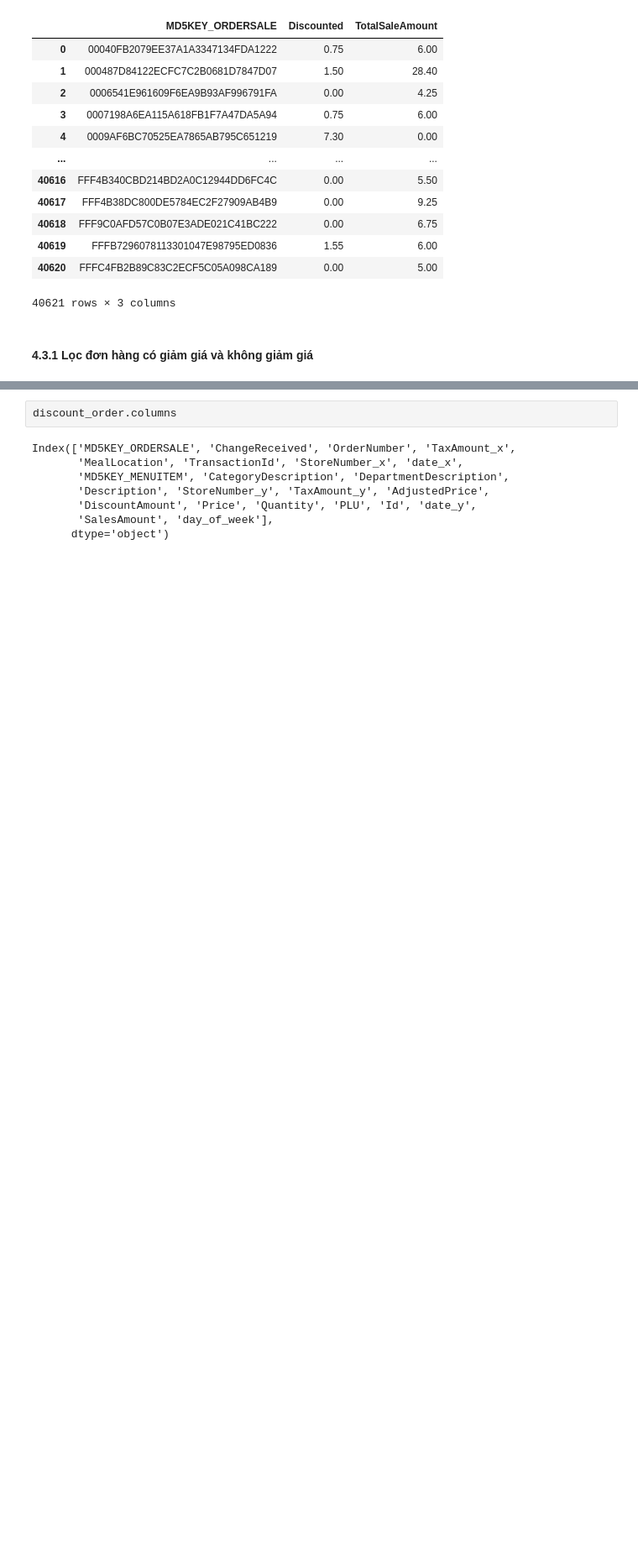
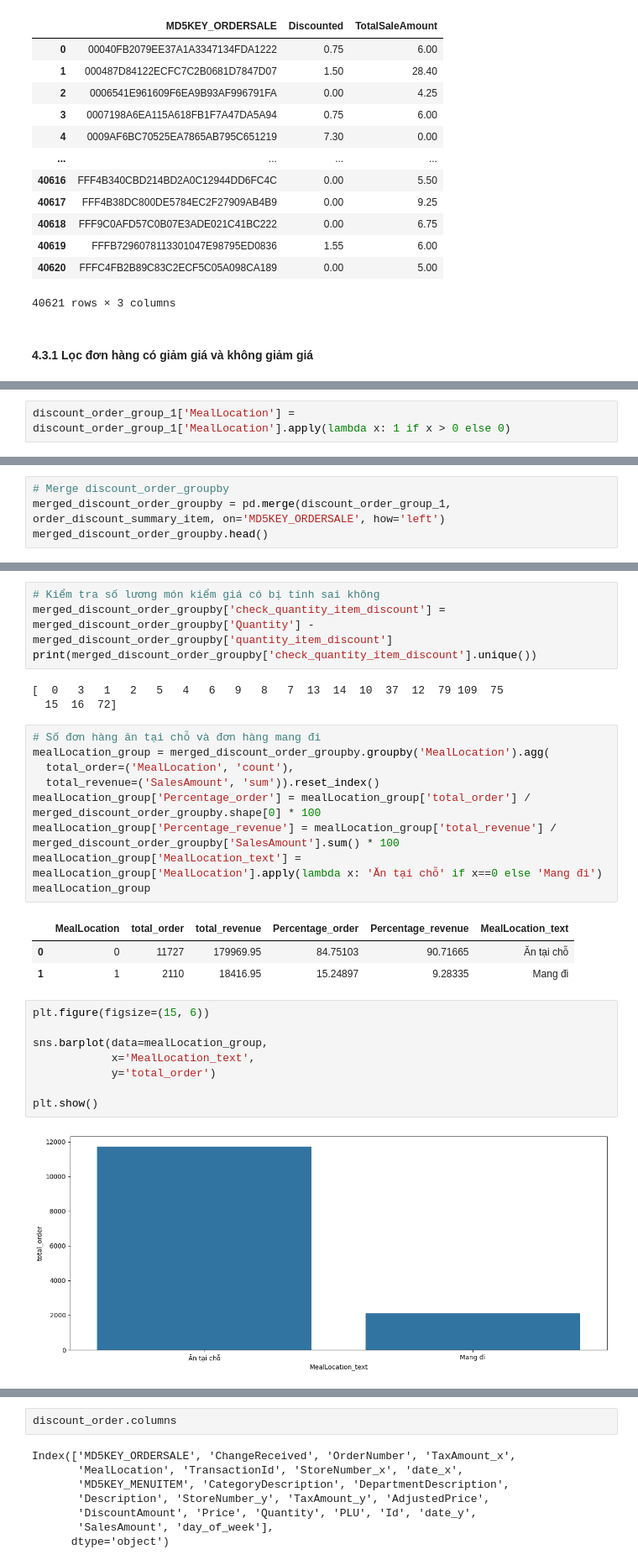
Before and after one commit to isharedigital/finalproject_data-science, a Jupyter notebook: notebooks/final/analysis/01_revenue_analysis.ipynb, the cells around one changed output, grey strips where cells are left out. Shown at 84% size. Cells and saved outputs as stored; diff of their text form; blank space fills up the shorter version.

```diff
--- a/notebooks/final/analysis/01_revenue_analysis.ipynb
+++ b/notebooks/final/analysis/01_revenue_analysis.ipynb
@@ -899,0 +902,2 @@ order_discount_summary_item
+# %%
+discount_order_group_1['MealLocation'] = discount_order_group_1['MealLocation'].apply(lambda x: 1 if x > 0 else 0)
@@ -899,0 +915,4 @@ order_discount_summary_item
+# %%
+# Merge discount_order_groupby
+merged_discount_order_groupby = pd.merge(discount_order_group_1, order_discount_summary_item, on='MD5KEY_ORDERSALE', how='left')
+merged_discount_order_groupby.head()
@@ -899,0 +926,30 @@ order_discount_summary_item
+# %%
+# Kiểm tra số lương món kiểm giá có bị tính sai không
+merged_discount_order_groupby['check_quantity_item_discount'] = merged_discount_order_groupby['Quantity'] - merged_discount_order_groupby['quantity_item_discount']
+print(merged_discount_order_groupby['check_quantity_item_discount'].unique())
+# %% [output]
+[  0   3   1   2   5   4   6   9   8   7  13  14  10  37  12  79 109  75
+  15  16  72]
+# %%
+# Số đơn hàng ăn tại chỗ và đơn hàng mang đi
+mealLocation_group = merged_discount_order_groupby.groupby('MealLocation').agg(
+  total_order=('MealLocation', 'count'),
+  total_revenue=('SalesAmount', 'sum')).reset_index()
+mealLocation_group['Percentage_order'] = mealLocation_group['total_order'] / merged_discount_order_groupby.shape[0] * 100
+mealLocation_group['Percentage_revenue'] = mealLocation_group['total_revenue'] / merged_discount_order_groupby['SalesAmount'].sum() * 100
+mealLocation_group['MealLocation_text'] = mealLocation_group['MealLocation'].apply(lambda x: 'Ăn tại chỗ' if x==0 else 'Mang đi')
+mealLocation_group
+# %% [output]
+|  | MealLocation | total_order | total_revenue | Percentage_order | Percentage_revenue | MealLocation_text |
+| 0 | 0 | 11727 | 179969.95 | 84.75103 | 90.71665 | Ăn tại chỗ |
+| 1 | 1 | 2110 | 18416.95 | 15.24897 | 9.28335 | Mang đi |
+# %%
+plt.figure(figsize=(15, 6))
+
+sns.barplot(data=mealLocation_group,
+            x='MealLocation_text',
+            y='total_order')
+
+plt.show()
+# %% [output]
+[figure, added]
```
Also changed, not shown: parts of 29 cells of this notebook.
